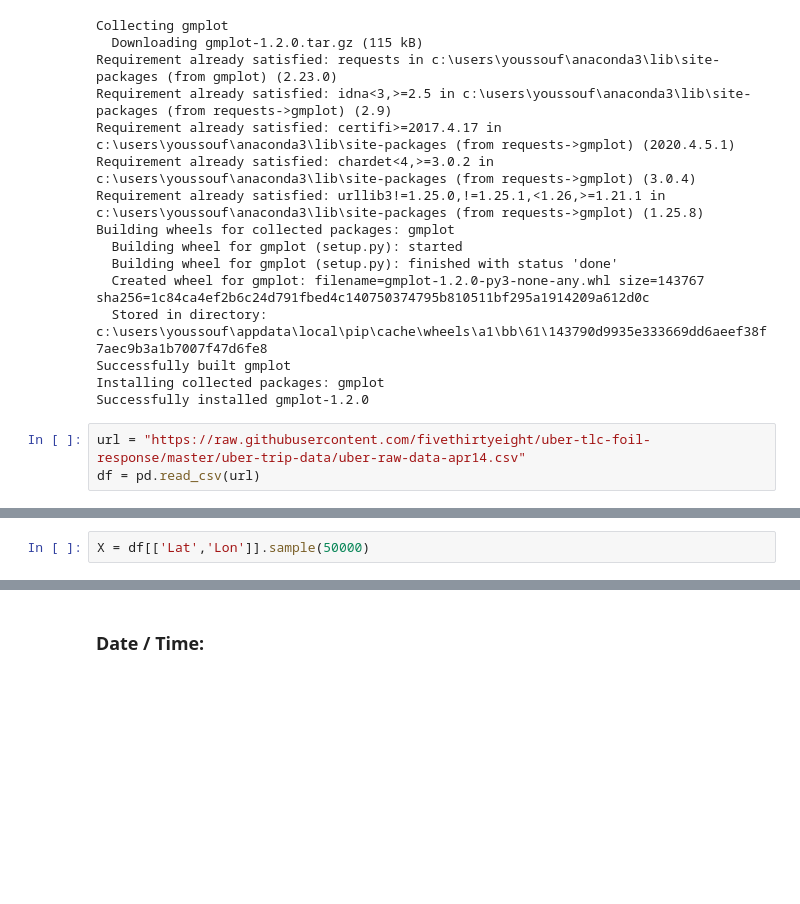
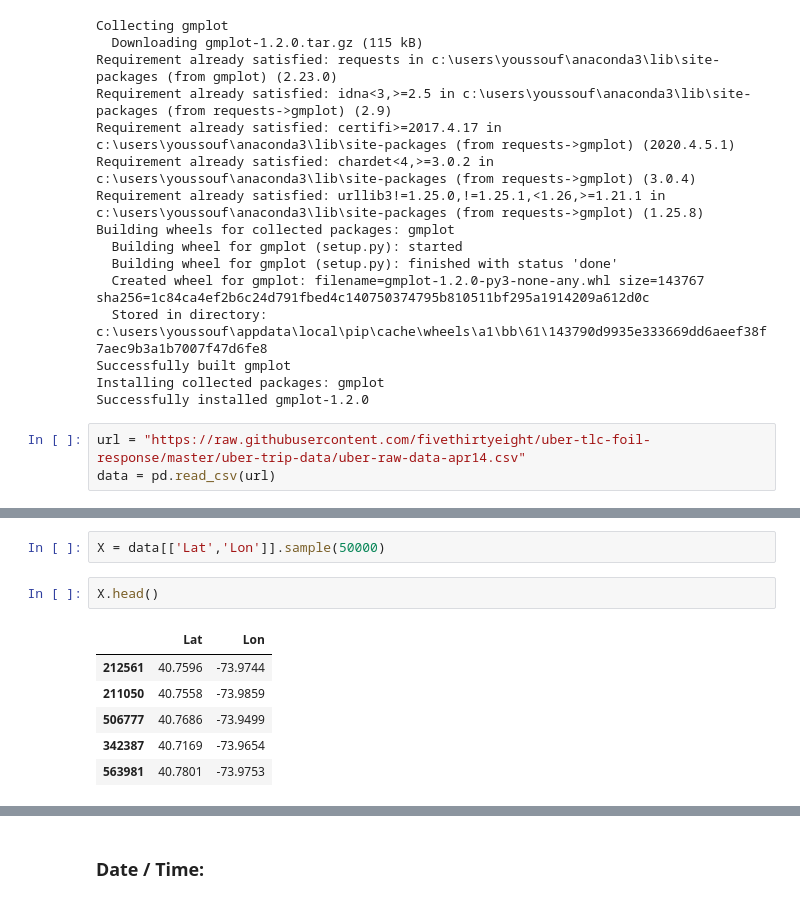
Before and after one commit to DialloYoussouf/Jedhabootcamp_Projects, a Jupyter notebook: Projet -- UBER PICKUPS/Uber-Bokeh.ipynb, the cells around one changed output, grey strips where cells are left out. Drawn from its saved outputs; the diff is of its cells as text; blank space fills up the shorter version.

```diff
--- a/Projet -- UBER PICKUPS/Uber-Bokeh.ipynb
+++ b/Projet -- UBER PICKUPS/Uber-Bokeh.ipynb
@@ -28,5 +27,5 @@ Installing collected packages: gmplot
 Successfully installed gmplot-1.2.0
 # %%
 url = "https://raw.githubusercontent.com/fivethirtyeight/uber-tlc-foil-response/master/uber-trip-data/uber-raw-data-apr14.csv"
-df = pd.read_csv(url)
+data = pd.read_csv(url)
 # %%
@@ -52,4 +51,13 @@ None
 | 3 | 4/1/2014 0:28:00 | 40.7588 | -73.9776 | B02512 |
 | 4 | 4/1/2014 0:33:00 | 40.7594 | -73.9722 | B02512 |
 # %%
-X = df[['Lat','Lon']].sample(50000)
+X = data[['Lat','Lon']].sample(50000)
+# %%
+X.head()
+# %% [output]
+|  | Lat | Lon |
+| 212561 | 40.7596 | -73.9744 |
+| 211050 | 40.7558 | -73.9859 |
+| 506777 | 40.7686 | -73.9499 |
+| 342387 | 40.7169 | -73.9654 |
+| 563981 | 40.7801 | -73.9753 |
```
Also changed, not shown: parts of 16 cells of this notebook.
